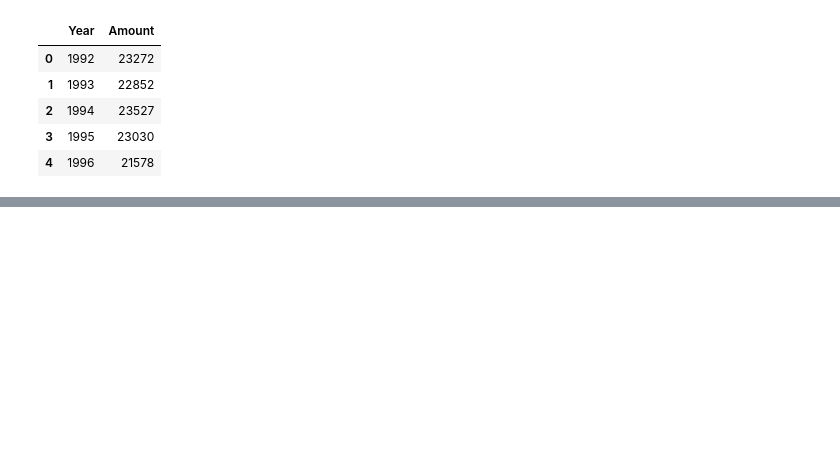
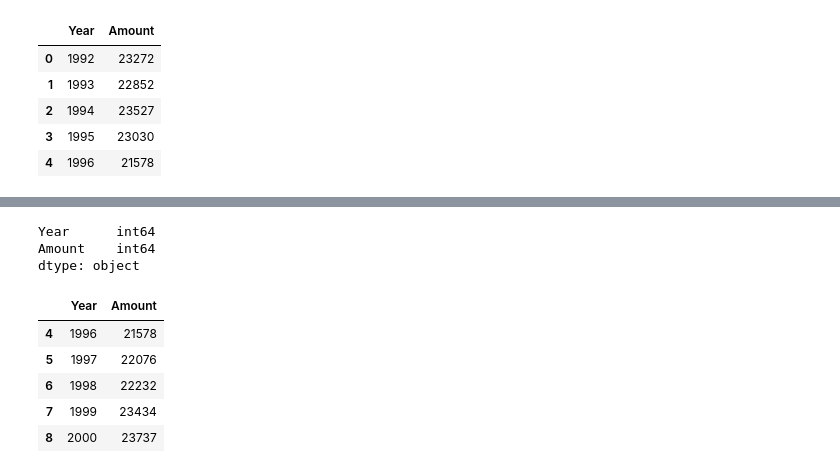
Before and after one commit to sccasutt/Projects, a Jupyter notebook: Training_projects/Tutorials/dash/data_preparation.ipynb, the cells around one changed output, grey strips where cells are left out. Saved outputs shown, nothing was run; the diff lists cells and outputs as text; code cells hidden in the pictures; blank space fills up the shorter version.

```diff
--- a/Training_projects/Tutorials/dash/data_preparation.ipynb
+++ b/Training_projects/Tutorials/dash/data_preparation.ipynb
@@ -55,2 +150,5 @@ line_df.head()
 # %%
 px.line(line_df, x='Year', y='Amount')
+# %%
+line_df['Year'] = pd.to_numeric(line_df['Year'])
+line_df.head()
@@ -56,0 +162,16 @@ px.line(line_df, x='Year', y='Amount')
+# %%
+line_df.dtypes
+# %% [output]
+Year      int64
+Amount    int64
+dtype: object
+# %%
+updated_df = line_df[line_df['Year'].between(1992,2000)]
+updated_df.tail()
+# %% [output]
+|  | Year | Amount |
+| 4 | 1996 | 21578 |
+| 5 | 1997 | 22076 |
+| 6 | 1998 | 22232 |
+| 7 | 1999 | 23434 |
+| 8 | 2000 | 23737 |
```
Also changed, not shown: parts of 13 cells of this notebook, 1 other file.
